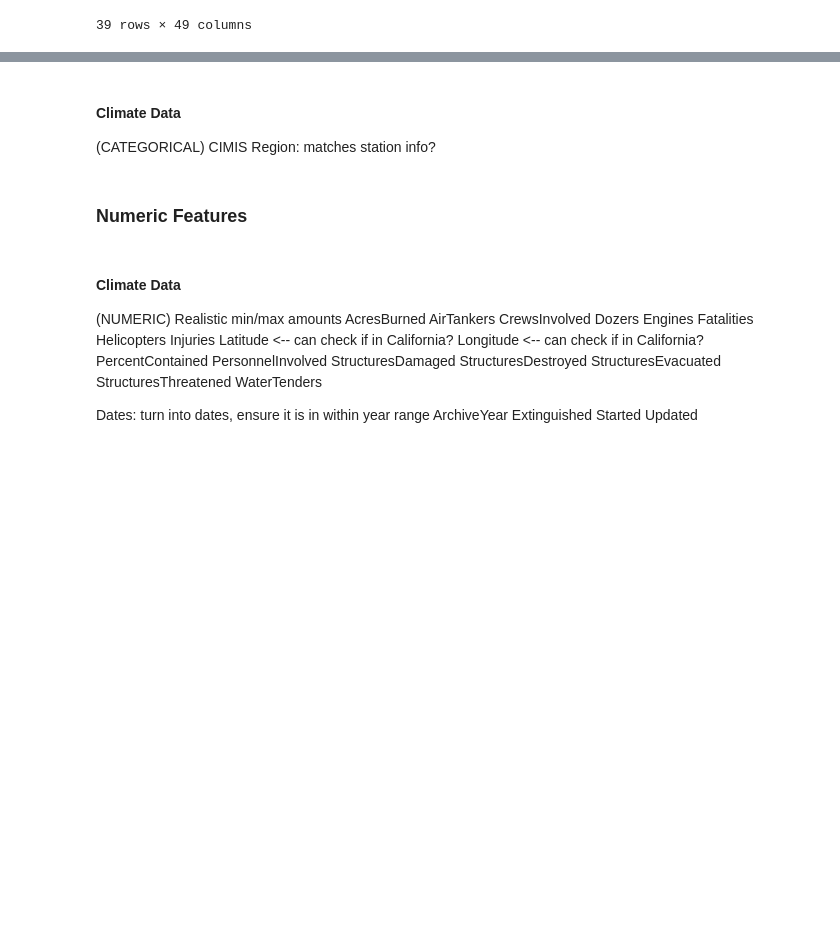
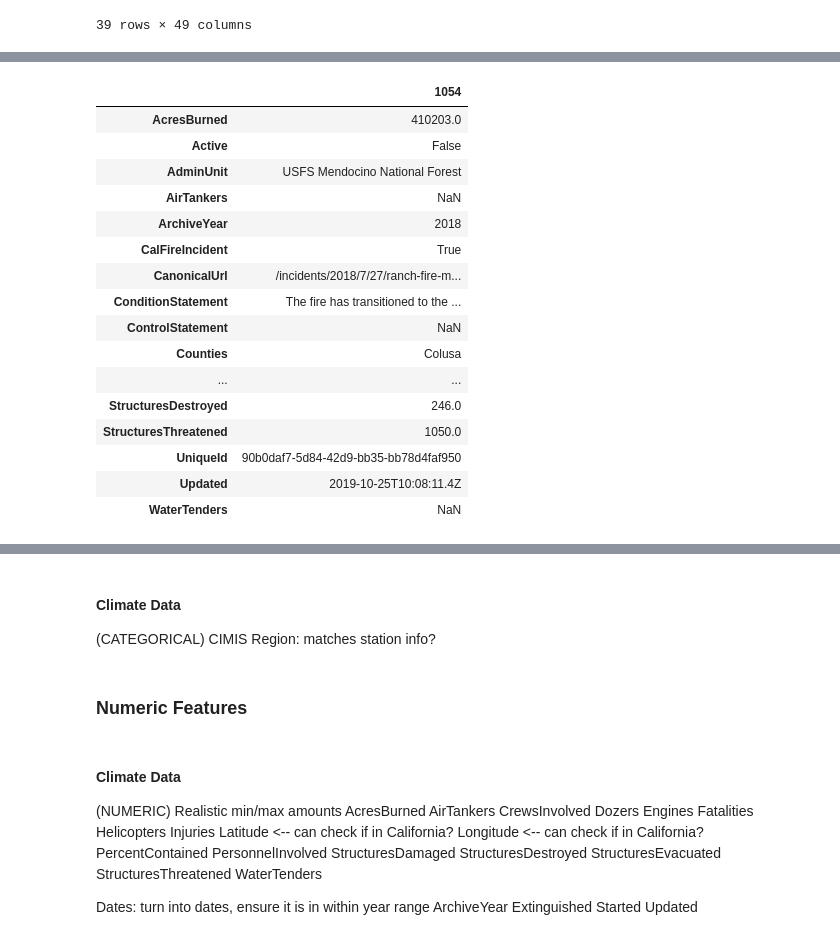
Before and after one commit to raechiang/Capstone-Wildfire, a Jupyter notebook: notebooks/1.0-rc-data-wrangling.ipynb, the cells around one changed output, grey strips where cells are left out. Saved outputs shown, nothing was run; the diff lists cells and outputs as text; code cells hidden in the pictures; blank space fills up the shorter version.

```diff
--- a/notebooks/1.0-rc-data-wrangling.ipynb
+++ b/notebooks/1.0-rc-data-wrangling.ipynb
@@ -342,0 +374,26 @@ dup_fires_by_id.T
+# %%
+fire_df_dropped_dups = fire_df.drop_duplicates(subset=['UniqueId'])
+fire_dup_check = fire_df_dropped_dups.duplicated(subset=['UniqueId'], keep=False)
+remaining_dups = fire_df_dropped_dups[fire_dup_check == True]
+assert remaining_dups.shape[0] == 0
+# %%
+fire_df = fire_df_dropped_dups
+fire_df[fire_df['UniqueId'] == '90b0daf7-5d84-42d9-bb35-bb78d4faf950'].T
+# %% [output]
+|  | 1054 |
+| AcresBurned | 410203.0 |
+| Active | False |
+| AdminUnit | USFS Mendocino National Forest |
+| AirTankers | NaN |
+| ArchiveYear | 2018 |
+| CalFireIncident | True |
+| CanonicalUrl | /incidents/2018/7/27/ranch-fire-m... |
+| ConditionStatement | The fire has transitioned to the ... |
+| ControlStatement | NaN |
+| Counties | Colusa |
+| ... | ... |
+| StructuresDestroyed | 246.0 |
+| StructuresThreatened | 1050.0 |
+| UniqueId | 90b0daf7-5d84-42d9-bb35-bb78d4faf950 |
+| Updated | 2019-10-25T10:08:11.4Z |
+| WaterTenders | NaN |
```
Also changed, not shown: parts of 13 cells of this notebook.
